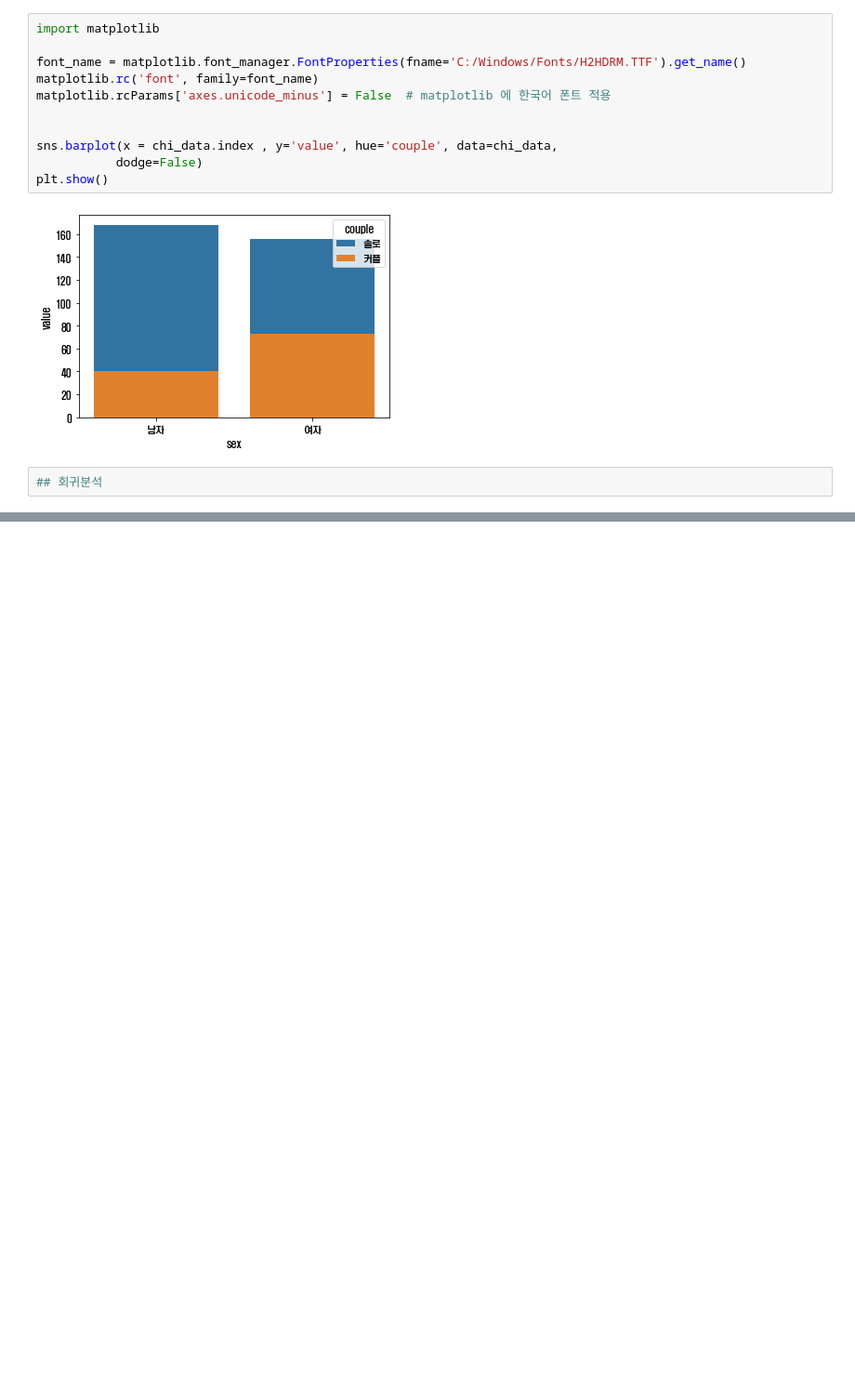
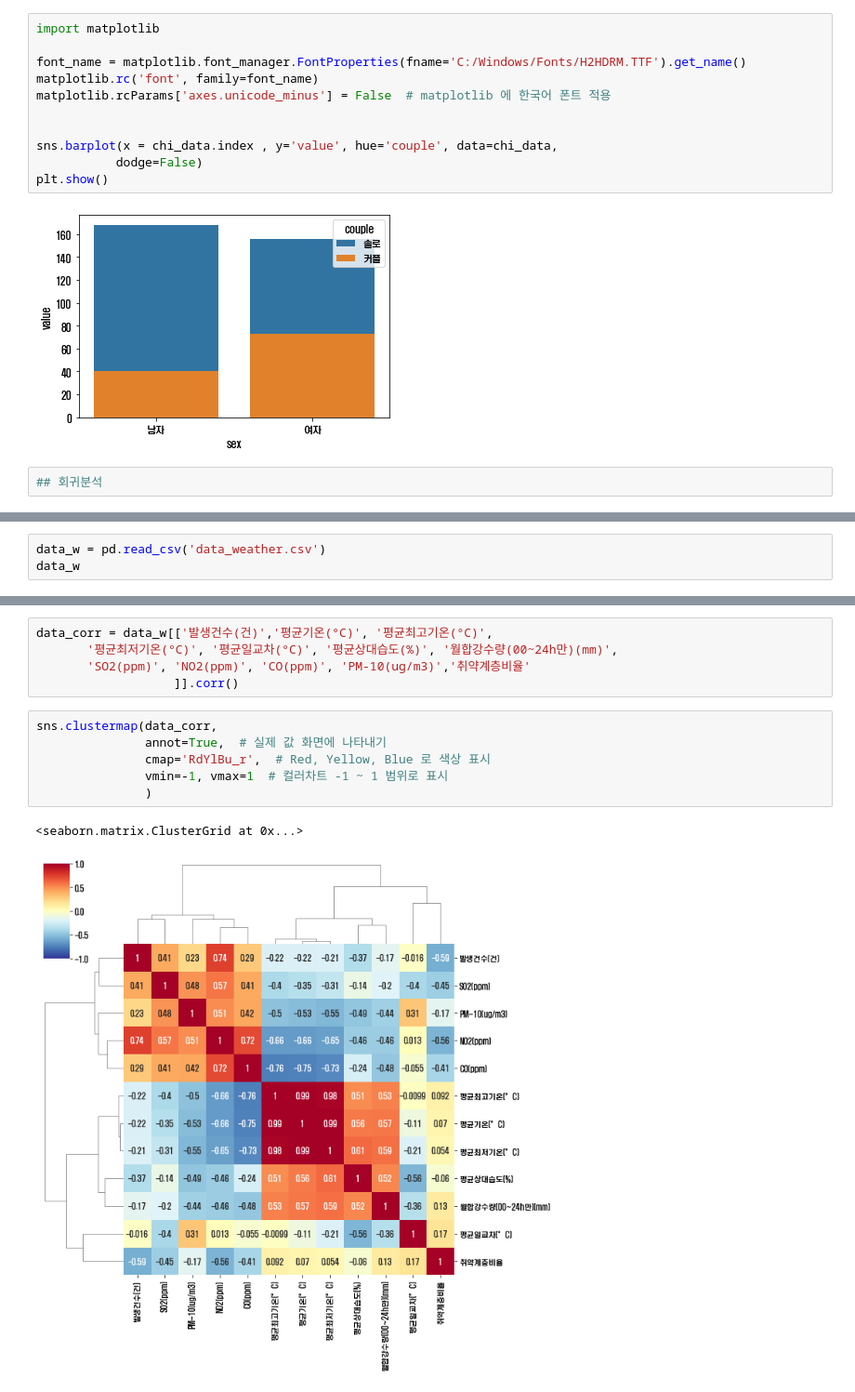
Before and after one commit to kyunleader/-, a Jupyter notebook: 3강 강의자료.ipynb, the cells around one changed output, grey strips where cells are left out. Shown: that part at 93% size. Saved outputs shown, nothing was run; the diff lists cells and outputs as text; blank space fills up the shorter version.

```diff
--- a/3강 강의자료.ipynb
+++ b/3강 강의자료.ipynb
@@ -234,0 +229,3 @@ plt.show()
+# %%
+data_w = pd.read_csv('data_weather.csv')
+data_w
@@ -234,0 +335,14 @@ plt.show()
+# %%
+data_corr = data_w[['발생건수(건)','평균기온(°C)', '평균최고기온(°C)',
+       '평균최저기온(°C)', '평균일교차(°C)', '평균상대습도(%)', '월합강수량(00~24h만)(mm)',
+       'SO2(ppm)', 'NO2(ppm)', 'CO(ppm)', 'PM-10(ug/m3)','취약계층비율'
+                   ]].corr()
+# %%
+sns.clustermap(data_corr,
+               annot=True,  # 실제 값 화면에 나타내기
+               cmap='RdYlBu_r',  # Red, Yellow, Blue 로 색상 표시
+               vmin=-1, vmax=1  # 컬러차트 -1 ~ 1 범위로 표시
+               )
+# %% [output]
+<seaborn.matrix.ClusterGrid at 0x...>
+[figure, added]
```
Also changed, not shown: parts of 23 cells of this notebook.
